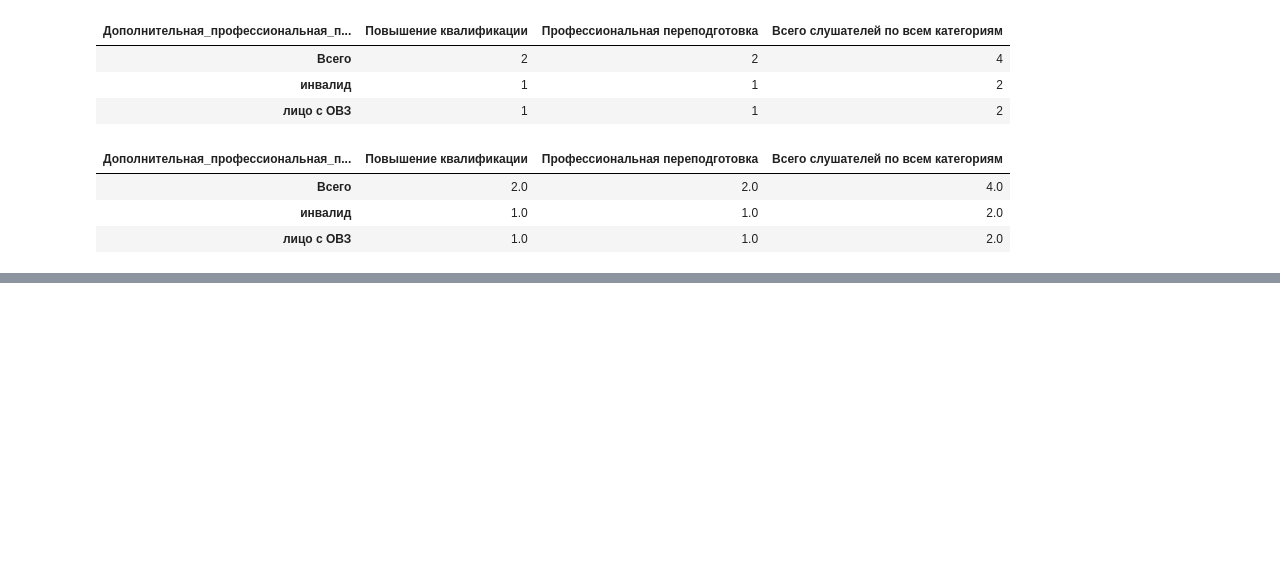
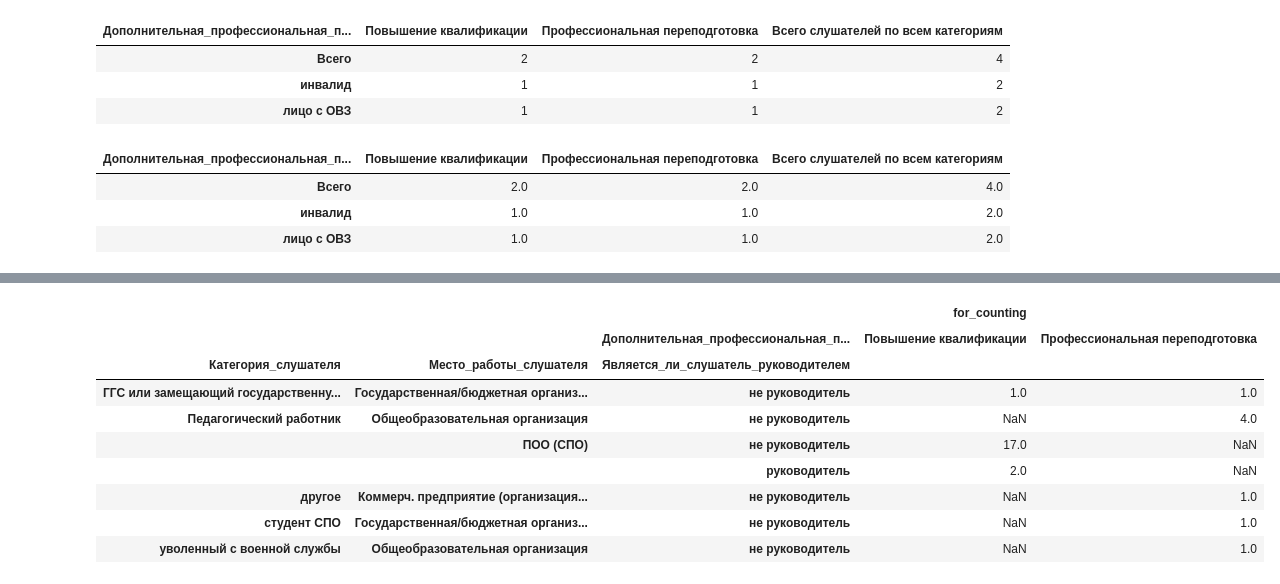
Before and after one commit to t0r1n88/Lindy, a Jupyter notebook: report_1PK.ipynb, the cells around one changed output, grey strips where cells are left out. Drawn from its saved outputs; the diff is of its cells as text; code cells hidden in the pictures; blank space fills up the shorter version.

```diff
--- a/report_1PK.ipynb
+++ b/report_1PK.ipynb
@@ -355,0 +478,22 @@ for r in dataframe_to_rows(df_2_5_women_all, index=True, header=True):
+# %%
+# Считаем женщин
+df_2_1_women_yes = df_2_1[df_2_1['Пол_получателя'] == 'Жен']
+# %%
+df_2_1_women = pd.pivot_table(df_2_1_women_yes,
+                                    index=['Категория_слушателя','Место_работы_слушателя','Является_ли_слушатель_руководителем'],
+              columns = ['Дополнительная_профессиональная_программа_повышение_квалификации_профессиональная_переподготовка'],
+              values=['for_counting'],
+              aggfunc='sum')
+# %%
+df_2_1_women
+# %% [output]
+|  |  |  | for_counting |  |
+|  |  | Дополнительная_профессиональная_п... | Повышение квалификации | Профессиональная переподготовка |
+| Категория_слушателя | Место_работы_слушателя | Является_ли_слушатель_руководителем |  |  |
+| ГГС или замещающий государственну... | Государственная/бюджетная организ... | не руководитель | 1.0 | 1.0 |
+| Педагогический работник | Общеобразовательная организация | не руководитель | NaN | 4.0 |
+|  | ПОО (СПО) | не руководитель | 17.0 | NaN |
+|  |  | руководитель | 2.0 | NaN |
+| другое | Коммерч. предприятие (организация... | не руководитель | NaN | 1.0 |
+| студент СПО | Государственная/бюджетная организ... | не руководитель | NaN | 1.0 |
+| уволенный с военной службы | Общеобразовательная организация | не руководитель | NaN | 1.0 |
```
Also changed, not shown: parts of 49 cells of this notebook.
